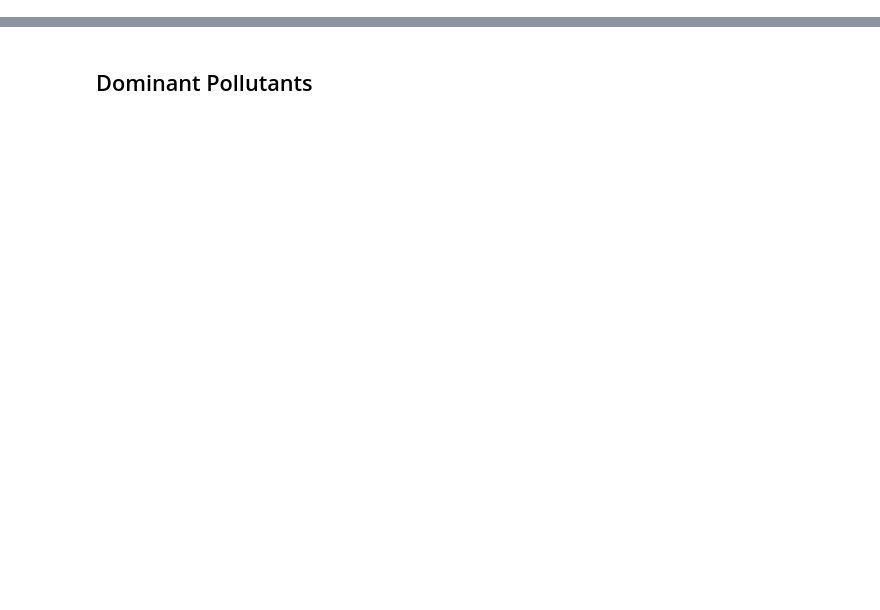
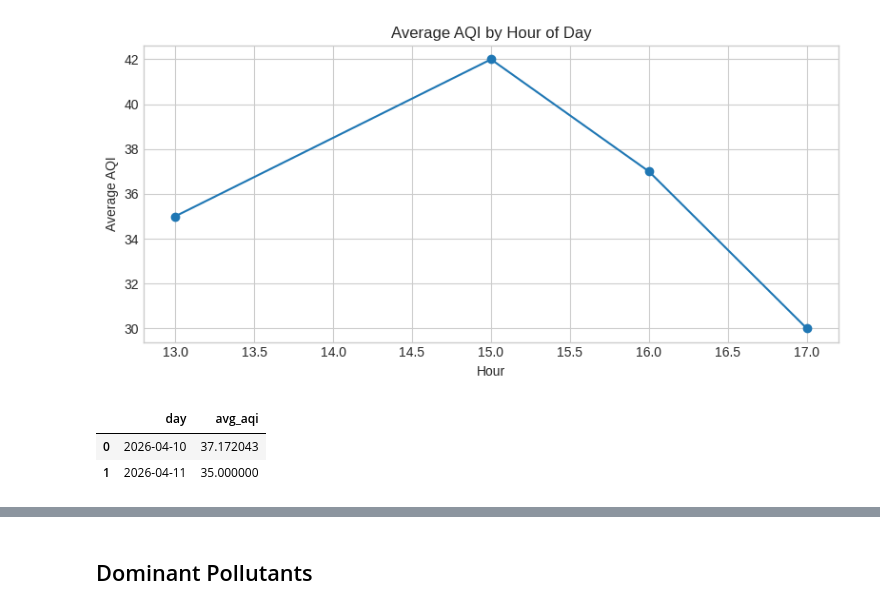
Before and after one commit to BozhidarMindov/real-time-air-quality-analytics-pipeline, a Jupyter notebook: notebooks/analytics.ipynb, the cells around one changed output, grey strips where cells are left out. Drawn from its saved outputs; the diff is of its cells as text; code cells hidden in the pictures; blank space fills up the shorter version.

Commit message:
Refactor notebook structure

```diff
--- a/notebooks/analytics.ipynb
+++ b/notebooks/analytics.ipynb
@@ -13,4 +22,5 @@ Curated source path:
 # %%
+from IPython.display import display
 from matplotlib import pyplot as plt
 
 from src.analytics.batch_analysis import DEFAULT_CITY
@@ -21,6 +31,35 @@ from src.analytics.batch_analysis import to_pandas_table
 
 plt.style.use("seaborn-v0_8-whitegrid")
 
-spark = create_spark_session("air-quality-analytics-notebook")
-results = run_batch_analysis(spark, DEFAULT_HDFS_ROOT, DEFAULT_CITY)
-results.keys()
+
+def load_report_tables():
+    spark = create_spark_session("air-quality-analytics-notebook")
+    try:
+        results = run_batch_analysis(spark, DEFAULT_HDFS_ROOT, DEFAULT_CITY)
+        normalized = results["normalized"]
+        return {
+            "normalized_schema": normalized._jdf.schema().treeString(),
+            "normalized_count": normalized.count(),
+            "normalized_preview": to_pandas_table(
+                normalized.select(
+                    "timestamp",
+                    "event_timestamp",
+                    "day",
+                    "hour",
+                    "aqi",
+                    "dominant_pollutant",
+                ).limit(5)
+            ),
+            "hourly_aqi": to_pandas_table(results["hourly_aqi"]),
+            "daily_aqi": to_pandas_table(results["daily_aqi"]),
+            "aqi_category_distribution": to_pandas_table(results["aqi_category_distribution"]),
+            "average_pollutants": to_pandas_table(results["average_pollutants"]),
+            "dominant_pollutants": to_pandas_table(results["dominant_pollutants"]),
+            "weather_correlations": to_pandas_table(results["weather_correlations"]),
+        }
+    finally:
+        spark.stop()
+
+
+report_tables = load_report_tables()
+sorted(report_tables)
@@ -42,3 +108,3 @@ normalized.select(
 # %%
-hourly_pdf = to_pandas_table(results["hourly_aqi"])
-hourly_pdf
+hourly_pdf = report_tables["hourly_aqi"]
+display(hourly_pdf)
@@ -45,7 +117,16 @@ hourly_pdf
 # %%
 ax = hourly_pdf.plot(kind="line", x="hour", y="avg_aqi", marker="o", legend=False, figsize=(8, 4))
-ax.set_title("Average AQI by Hour")
+ax.set_title("Average AQI by Hour of Day")
 ax.set_xlabel("Hour")
 ax.set_ylabel("Average AQI")
 plt.tight_layout()
 plt.show()
+# %% [output]
+[figure, added]
+# %%
+daily_pdf = report_tables["daily_aqi"]
+display(daily_pdf)
+# %% [output]
+|  | day | avg_aqi |
+| 0 | 2026-04-10 | 37.172043 |
+| 1 | 2026-04-11 | 35.000000 |
```
Also changed, not shown: parts of 25 cells of this notebook.
